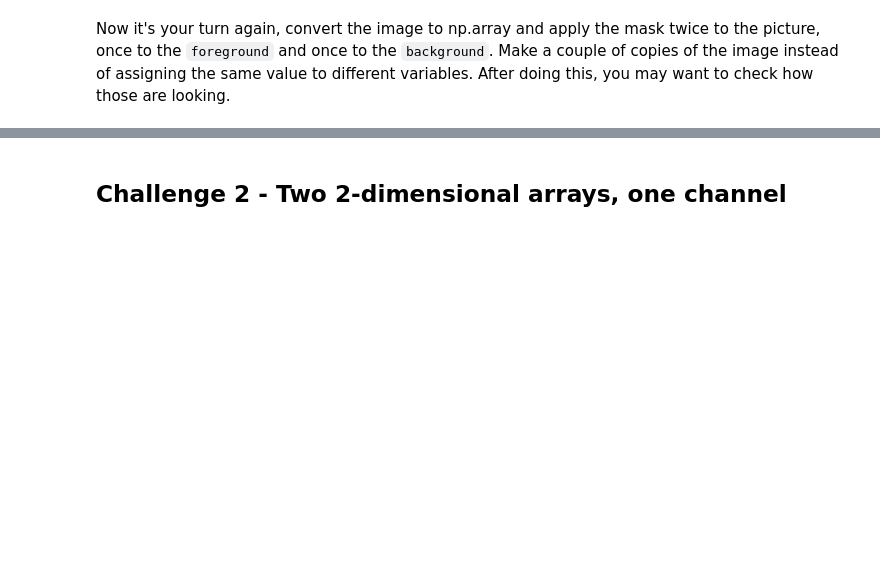
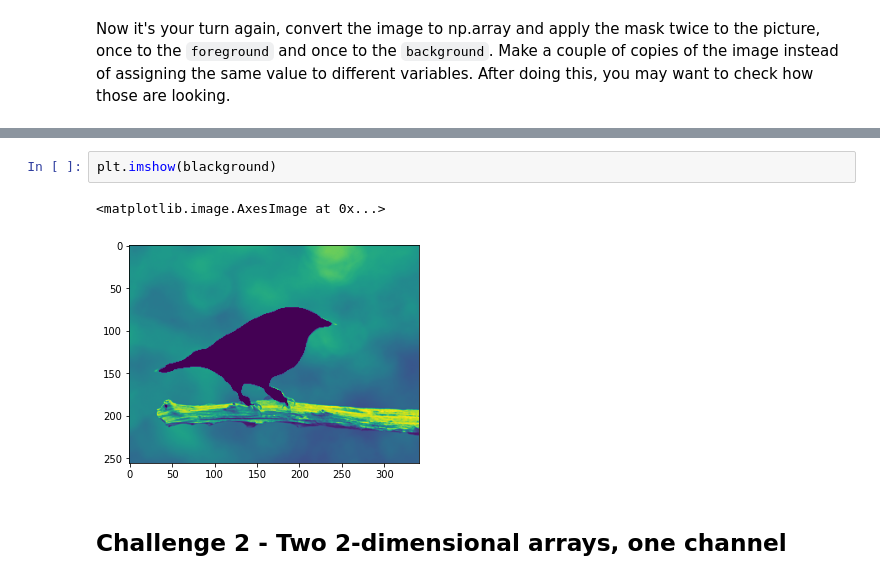
Before and after one commit to blancalluch/ImageSegmentation, a Jupyter notebook: main.ipynb, the cells around one changed output, grey strips where cells are left out. Cells and saved outputs as stored; diff of their text form; blank space fills up the shorter version.

```diff
--- a/main.ipynb
+++ b/main.ipynb
@@ -67,3 +94,8 @@ Now it's your turn again, convert the image to np.array and apply the mask twice
+# %%
+plt.imshow(blackground)
+# %% [output]
+<matplotlib.image.AxesImage at 0x...>
+[figure, added]
 # %% [markdown]
 ## Challenge 2 - Two 2-dimensional arrays, one channel
 # %% [markdown]
```
Also changed, not shown: parts of 36 cells of this notebook.
